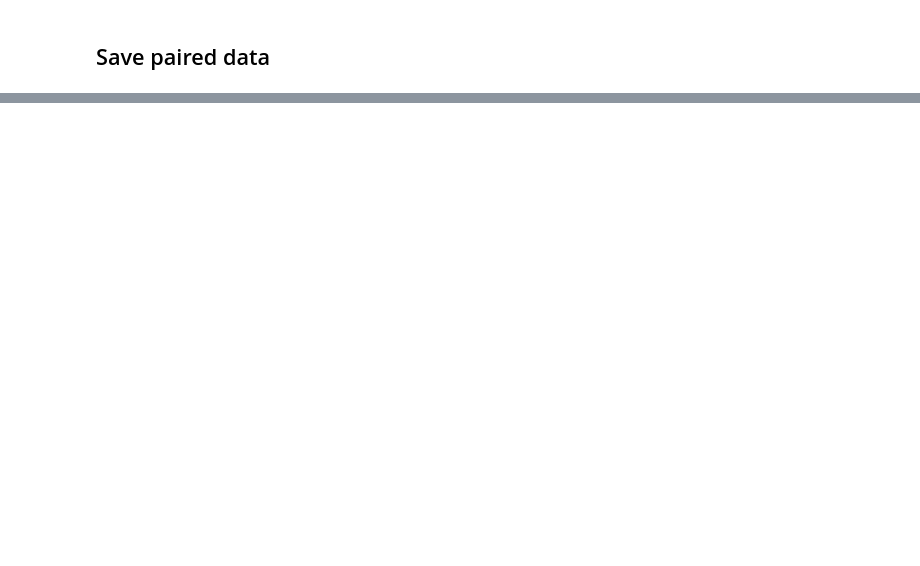
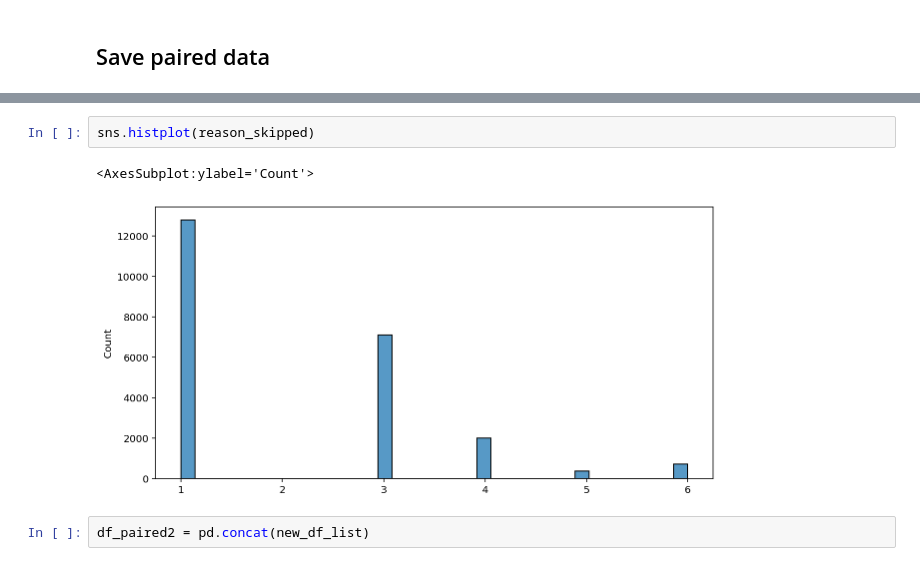
Before and after one commit to simonvanvliet/cdg_dynamics_caulobacter, a Jupyter notebook: cdg_dynamics_filter_data_new.ipynb, the cells around one changed output, grey strips where cells are left out. Cells and saved outputs as stored; diff of their text form; blank space fills up the shorter version.

Commit message:
Preprint figured caulobacter added

```diff
--- a/cdg_dynamics_filter_data_new.ipynb
+++ b/cdg_dynamics_filter_data_new.ipynb
@@ -324,0 +455,7 @@ df_paired.to_csv(out_name)
+# %%
+sns.histplot(reason_skipped)
+# %% [output]
+<AxesSubplot:ylabel='Count'>
+[figure, added]
+# %%
+df_paired2 = pd.concat(new_df_list)
```
Also changed, not shown: parts of 19 cells of this notebook, 3 other files.
